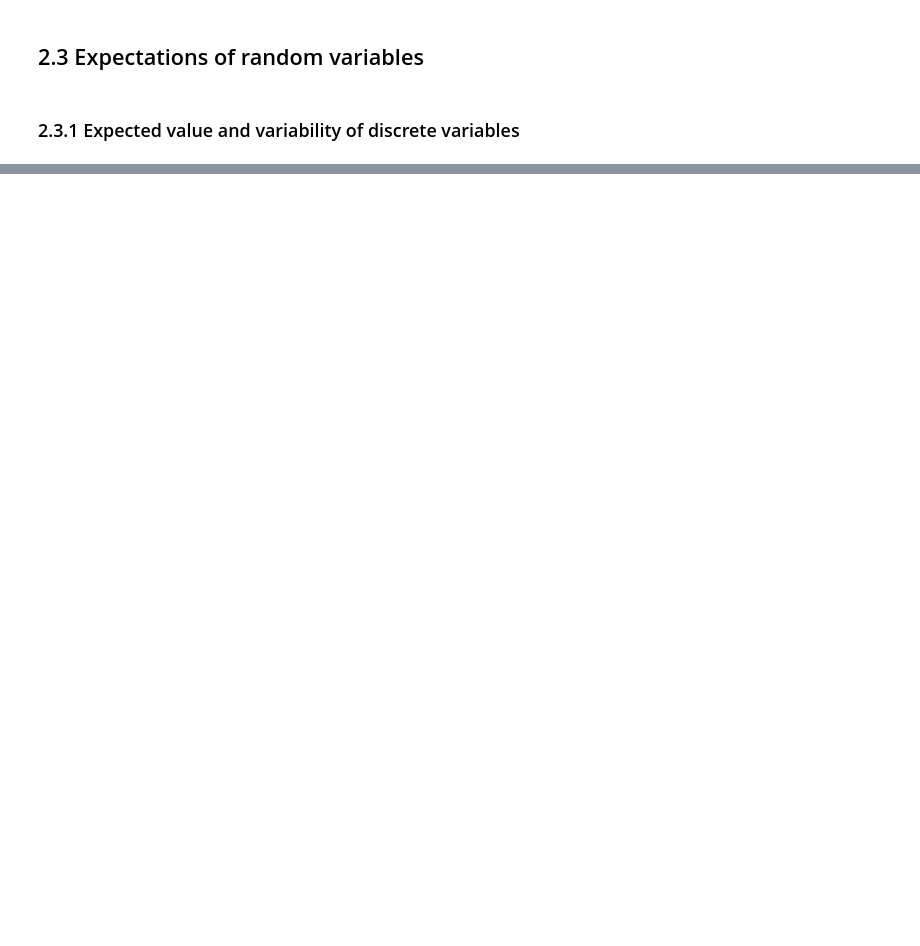
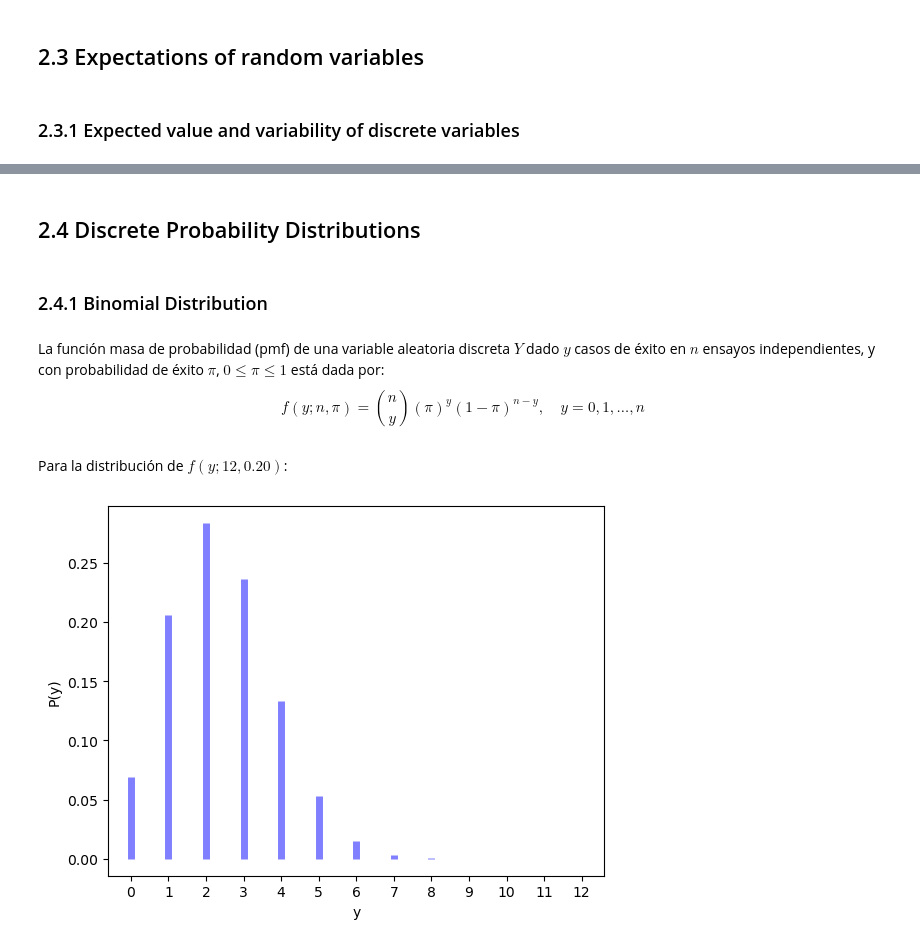
Before and after one commit to abrahambarrer/data_science-roadmap, a Jupyter notebook: statistics/ch2_probability_distributions.ipynb, the cells around one changed output, grey strips where cells are left out. Drawn from its saved outputs; the diff is of its cells as text; code cells hidden in the pictures; blank space fills up the shorter version.

```diff
--- a/statistics/ch2_probability_distributions.ipynb
+++ b/statistics/ch2_probability_distributions.ipynb
@@ -84,0 +85,20 @@ y.mean(), y.std()
+# %% [markdown]
+## 2.4 Discrete Probability Distributions
+# %% [markdown]
+### 2.4.1 Binomial Distribution
+# %% [markdown]
+La función masa de probabilidad (pmf) de una variable aleatoria discreta $Y$ dado $y$ casos de éxito en $n$ ensayos independientes, y con probabilidad de éxito $\pi$, $0\leq\pi\leq1$ está dada por:
+$$f(y; n, \pi)=\binom{n}{y}(\pi)^y(1-\pi)^{n-y}, \quad y=0,1,\dots,n$$
+# %% [markdown]
+Para la distribución de $f(y;12, 0.20)$:
+# %%
+n, π = 12, 0.20
+y = list(range(n + 1))
+fig, ax = plt.subplots(1, 1)
+ax.vlines(y, 0, binom.pmf(y, n, π), colors='b', lw=5, alpha=0.5)
+plt.xlabel('y')
+plt.ylabel('P(y)')
+plt.xticks(np.arange(min(y),max(y)+1, 1.0))
+plt.show()
+# %% [output]
+[figure, added]
```
Also changed, not shown: parts of 22 cells of this notebook, 5 other files.
